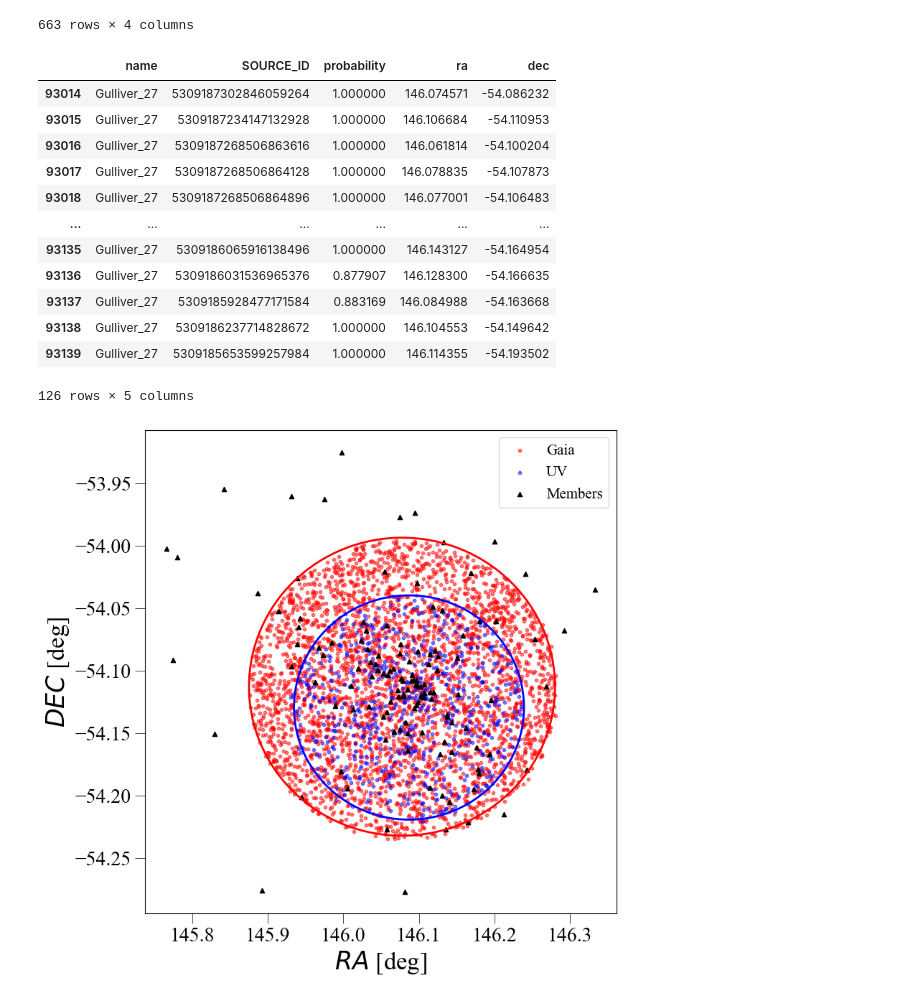
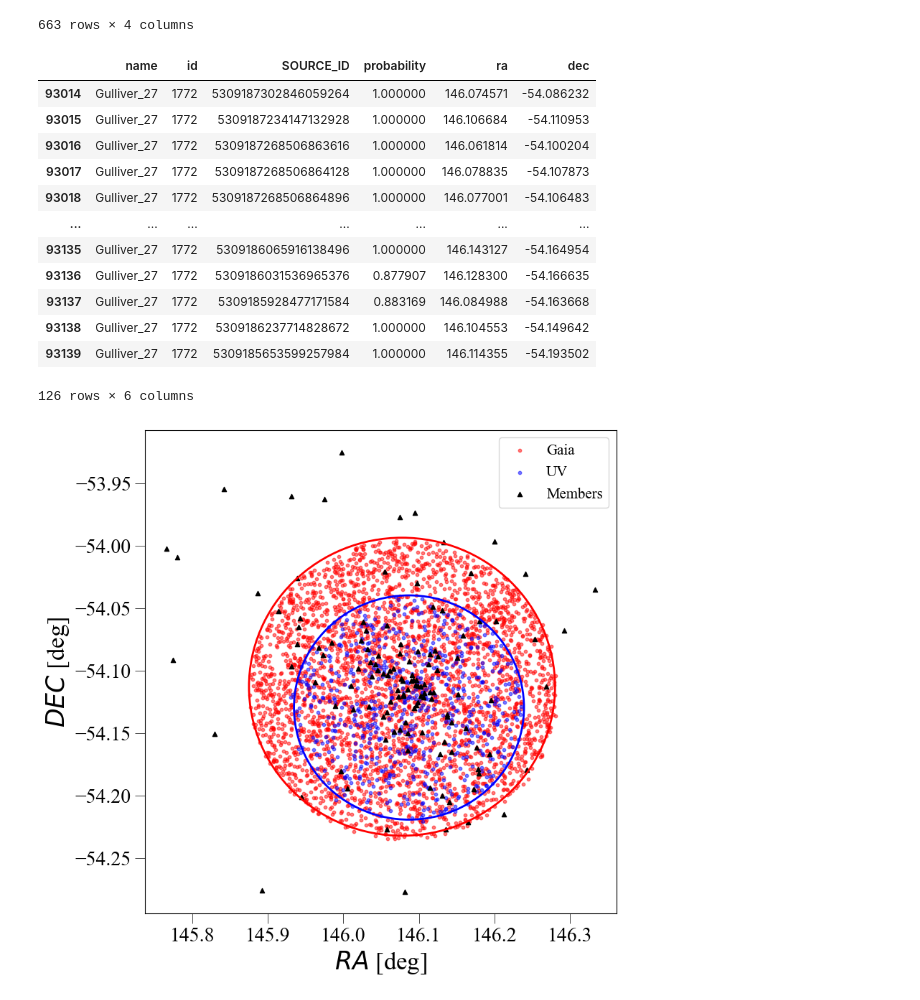
Before and after one commit to PoruchikRzhevsky/Match-pipeline, a Jupyter notebook: matching.ipynb, the cells around one changed output. Cells and saved outputs as stored; diff of their text form; code cells hidden in the pictures.

Commit message:
Searching by id of a cluster

```diff
--- a/matching.ipynb
+++ b/matching.ipynb
@@ -27,6 +27,7 @@ def center(ra, dec):
 # %%
 # Configuration
 cluster = 'Gulliver_27'
+id = 1772
 coords = [146.0801, -54.1154]
 
 # cluster = 'OC-0541'
@@ -85,31 +86,28 @@ uv
 | 661 | 146.13695 | -54.11095 | 20.268 | 662 |
 | 662 | 146.13562 | -54.21080 | 19.355 | 663 |
 663 rows × 4 columns
-# %%
-members_comb = pd.concat([members_m, members_p], ignore_index=True)
-
-# If cluster name is not the same as the cluster name in the members_comb table use this:
-# members_comb_filtered = members_comb[members_comb['probability'] >= 0.7]
-
-# IF cluster name is the same as the cluster name in the members_comb table use this:
-members_comb_filtered = members_comb[members_comb['name'] == cluster]
-members_comb_filtered = members_comb_filtered[members_comb_filtered['probability'] >= 0.7]
-
-members_comb_filtered
-# %% [output]
-|  | name | SOURCE_ID | probability | ra | dec |
-| 93014 | Gulliver_27 | 5309187302846059264 | 1.000000 | 146.074571 | -54.086232 |
-| 93015 | Gulliver_27 | 5309187234147132928 | 1.000000 | 146.106684 | -54.110953 |
-| 93016 | Gulliver_27 | 5309187268506863616 | 1.000000 | 146.061814 | -54.100204 |
-| 93017 | Gulliver_27 | 5309187268506864128 | 1.000000 | 146.078835 | -54.107873 |
-| 93018 | Gulliver_27 | 5309187268506864896 | 1.000000 | 146.077001 | -54.106483 |
-| ... | ... | ... | ... | ... | ... |
-| 93135 | Gulliver_27 | 5309186065916138496 | 1.000000 | 146.143127 | -54.164954 |
-| 93136 | Gulliver_27 | 5309186031536965376 | 0.877907 | 146.128300 | -54.166635 |
-| 93137 | Gulliver_27 | 5309185928477171584 | 0.883169 | 146.084988 | -54.163668 |
-| 93138 | Gulliver_27 | 5309186237714828672 | 1.000000 | 146.104553 | -54.149642 |
-| 93139 | Gulliver_27 | 5309185653599257984 | 1.000000 | 146.114355 | -54.193502 |
-126 rows × 5 columns
+# %%
+# Filtering members
+members_comb = pd.concat([members_m, members_p], ignore_index=True)
+
+members_comb_filtered = members_comb[members_comb['id'] == id]
+members_comb_filtered = members_comb_filtered[members_comb_filtered['probability'] >= 0.7]
+
+members_comb_filtered
+# %% [output]
+|  | name | id | SOURCE_ID | probability | ra | dec |
+| 93014 | Gulliver_27 | 1772 | 5309187302846059264 | 1.000000 | 146.074571 | -54.086232 |
+| 93015 | Gulliver_27 | 1772 | 5309187234147132928 | 1.000000 | 146.106684 | -54.110953 |
+| 93016 | Gulliver_27 | 1772 | 5309187268506863616 | 1.000000 | 146.061814 | -54.100204 |
+| 93017 | Gulliver_27 | 1772 | 5309187268506864128 | 1.000000 | 146.078835 | -54.107873 |
+| 93018 | Gulliver_27 | 1772 | 5309187268506864896 | 1.000000 | 146.077001 | -54.106483 |
+| ... | ... | ... | ... | ... | ... | ... |
+| 93135 | Gulliver_27 | 1772 | 5309186065916138496 | 1.000000 | 146.143127 | -54.164954 |
+| 93136 | Gulliver_27 | 1772 | 5309186031536965376 | 0.877907 | 146.128300 | -54.166635 |
+| 93137 | Gulliver_27 | 1772 | 5309185928477171584 | 0.883169 | 146.084988 | -54.163668 |
+| 93138 | Gulliver_27 | 1772 | 5309186237714828672 | 1.000000 | 146.104553 | -54.149642 |
+| 93139 | Gulliver_27 | 1772 | 5309185653599257984 | 1.000000 | 146.114355 | -54.193502 |
+126 rows × 6 columns
 # %%
 # Plotting RA-DEC positions
 
```
Also changed, not shown: 2 other files.
